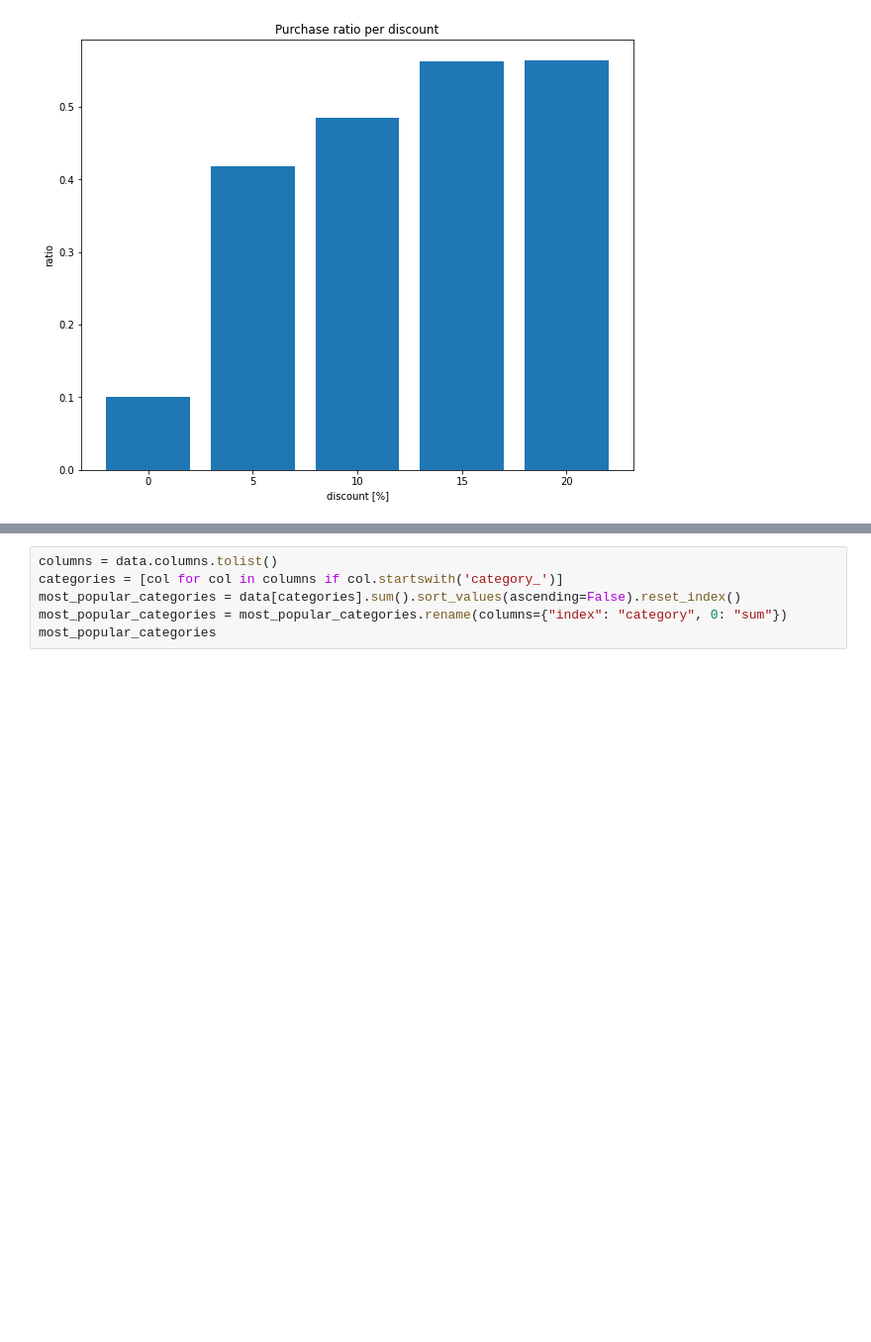
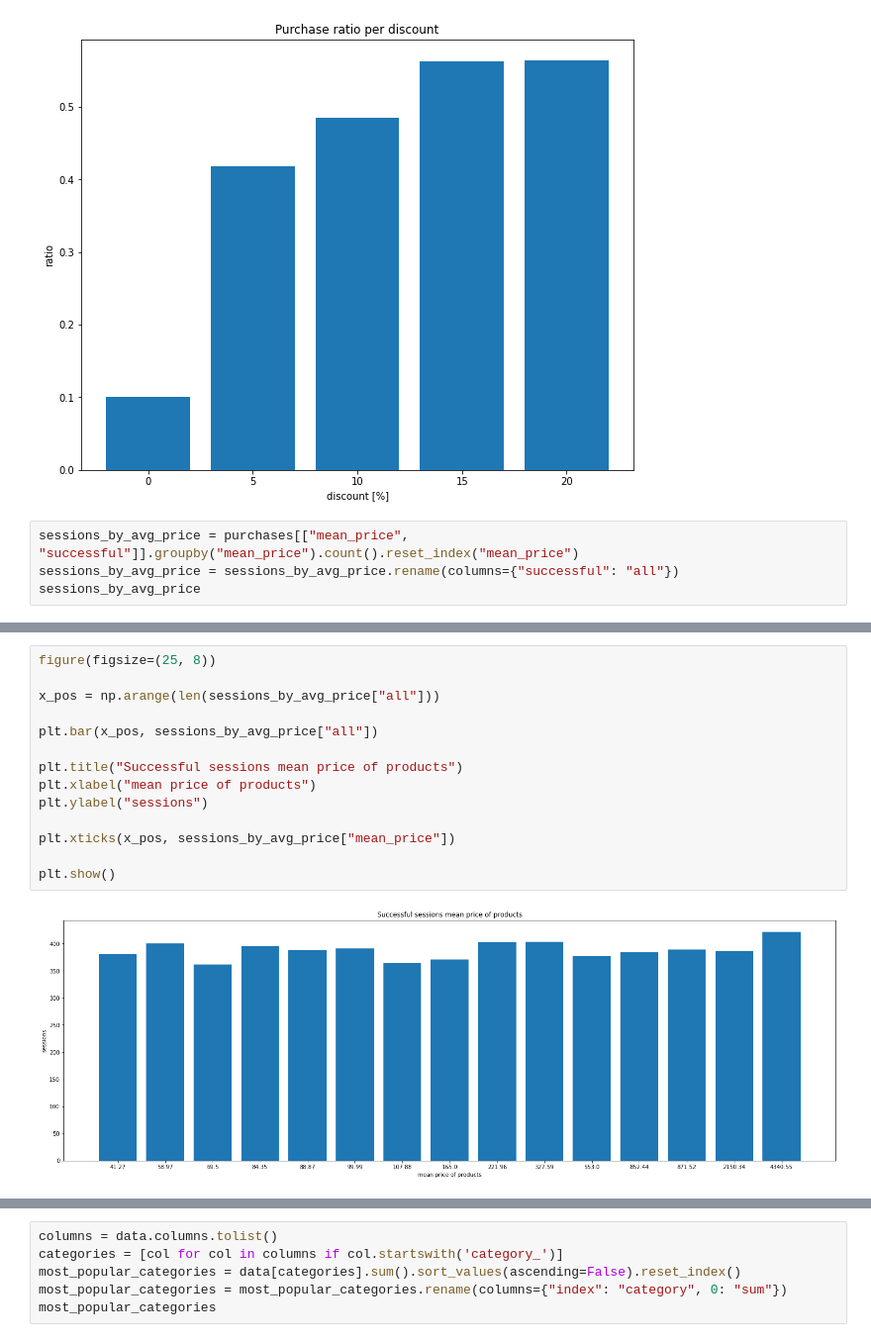
Before and after one commit to ilyashich/IUM, a Jupyter notebook: data_analysis.ipynb, the cells around one changed output, grey strips where cells are left out. Shown: that part at 99% size. Drawn from its saved outputs; the diff is of its cells as text; blank space fills up the shorter version.

```diff
--- a/data_analysis.ipynb
+++ b/data_analysis.ipynb
@@ -142,3 +142,7 @@ plt.xticks(x_pos, purchase_ratio_per_discount['discount'])
 plt.show()
 # %% [output]
 [figure]
+# %%
+sessions_by_avg_price = purchases[["mean_price", "successful"]].groupby("mean_price").count().reset_index("mean_price")
+sessions_by_avg_price = sessions_by_avg_price.rename(columns={"successful": "all"})
+sessions_by_avg_price
@@ -144,0 +166,16 @@ plt.show()
+# %%
+figure(figsize=(25, 8))
+
+x_pos = np.arange(len(sessions_by_avg_price["all"]))
+
+plt.bar(x_pos, sessions_by_avg_price["all"])
+
+plt.title("Successful sessions mean price of products")
+plt.xlabel("mean price of products")
+plt.ylabel("sessions")
+
+plt.xticks(x_pos, sessions_by_avg_price["mean_price"])
+
+plt.show()
+# %% [output]
+[figure, added]
```
Also changed, not shown: parts of 5 cells of this notebook.
